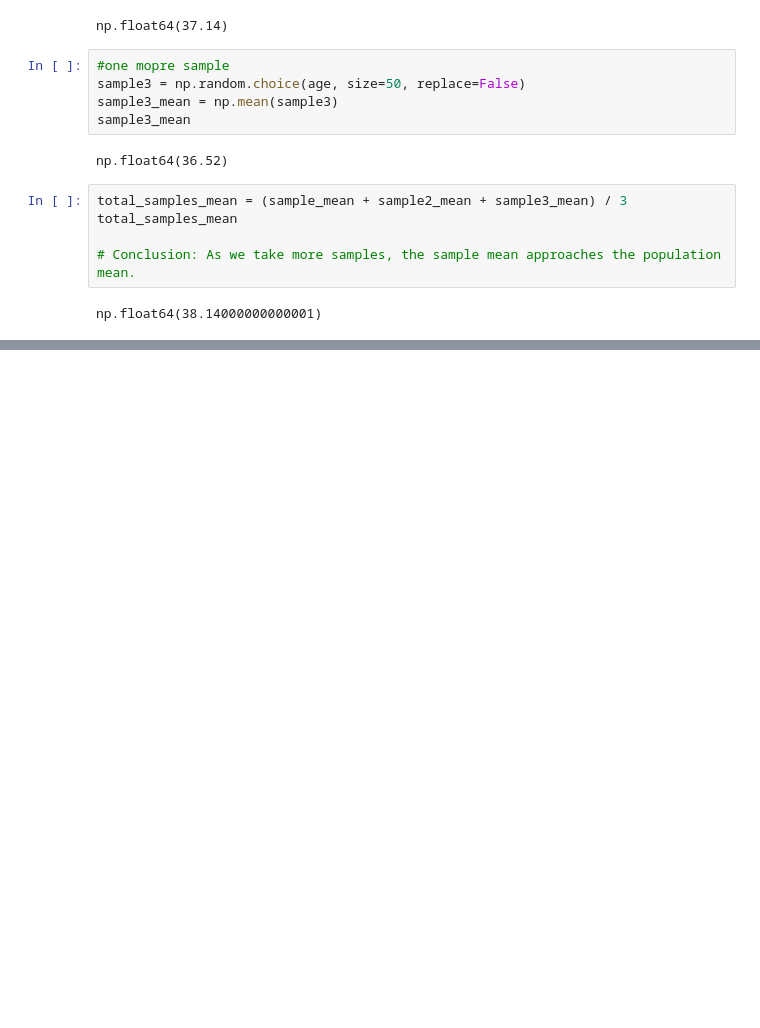
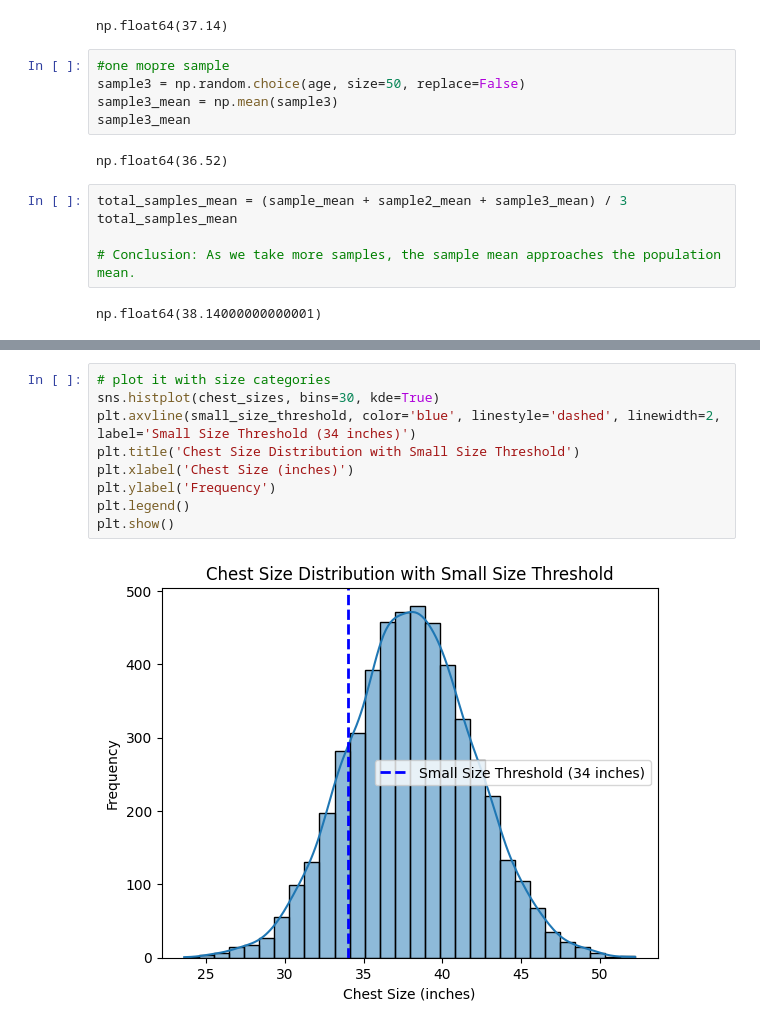
Before and after one commit to rahul8879/coachX_ds, a Jupyter notebook: Math/02_prob_stats.ipynb, the cells around one changed output, grey strips where cells are left out. Cells and saved outputs as stored; diff of their text form; blank space fills up the shorter version.

```diff
--- a/Math/02_prob_stats.ipynb
+++ b/Math/02_prob_stats.ipynb
@@ -47,0 +116,11 @@ np.float64(38.14000000000001)
+# %%
+# plot it with size categories
+sns.histplot(chest_sizes, bins=30, kde=True)
+plt.axvline(small_size_threshold, color='blue', linestyle='dashed', linewidth=2, label='Small Size Threshold (34 inches)')
+plt.title('Chest Size Distribution with Small Size Threshold')
+plt.xlabel('Chest Size (inches)')
+plt.ylabel('Frequency')
+plt.legend()
+plt.show()
+# %% [output]
+[figure, added]
```
Also changed, not shown: parts of 6 cells of this notebook.
